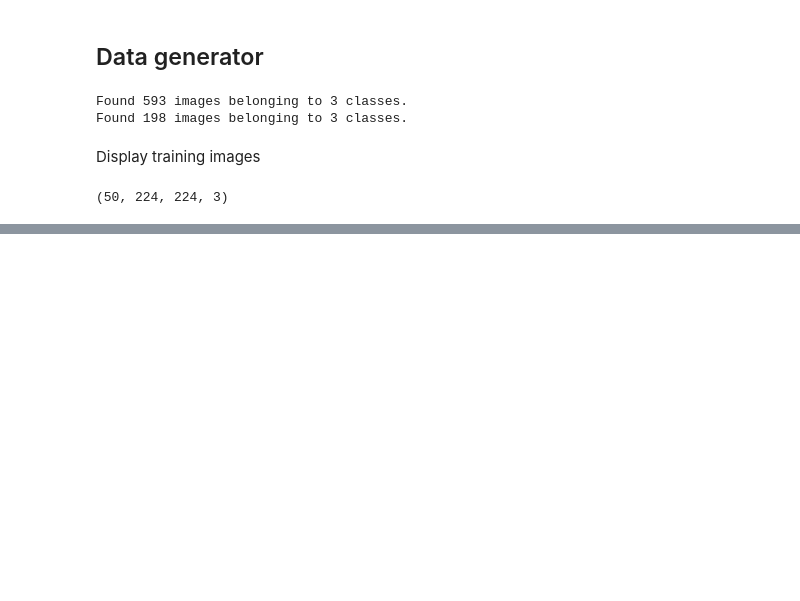
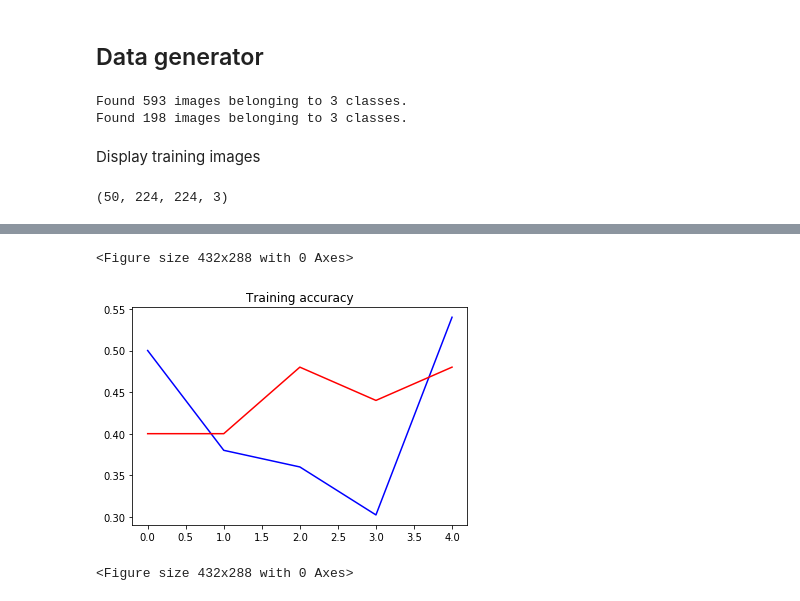
Before and after one commit to renaud-florquin/hands_on_AI, a Jupyter notebook: FireForest.ipynb, the cells around one changed output, grey strips where cells are left out. Cells and saved outputs as stored; diff of their text form; code cells hidden in the pictures; blank space fills up the shorter version.

```diff
--- a/FireForest.ipynb
+++ b/FireForest.ipynb
@@ -185,12 +192,3 @@ model.compile(loss='categorical_crossentropy', optimizer="SGD", metrics=['accura
 # %%
 train_steps_per_epoch=math.ceil(len(x_train) / batch_size)
 validation_steps_per_epoch=math.ceil(validation_size*train_steps_per_epoch)
-
-history=model.fit_generator(
-    train_generator,
-    validation_data=validation_generator,
-    steps_per_epoch=math.ceil(len(x_train) / batch_size),
-    epochs=epochs,
-    validation_steps=validation_steps_per_epoch,
-    verbose=1
-)
@@ -217,0 +217,13 @@ Epoch 1/5
+# %%
+acc = history.history['acc']
+val_acc = history.history['val_acc']
+epochs   = range(len(acc)) # Get number of epochs
+
+plt.plot(epochs, acc, 'b')
+plt.plot(epochs, val_acc, 'r')
+plt.title('Training accuracy')
+plt.figure()
+# %% [output]
+<Figure size 432x288 with 0 Axes>
+[figure, added]
+<Figure size 432x288 with 0 Axes>
```
Also changed, not shown: parts of 13 cells of this notebook.
